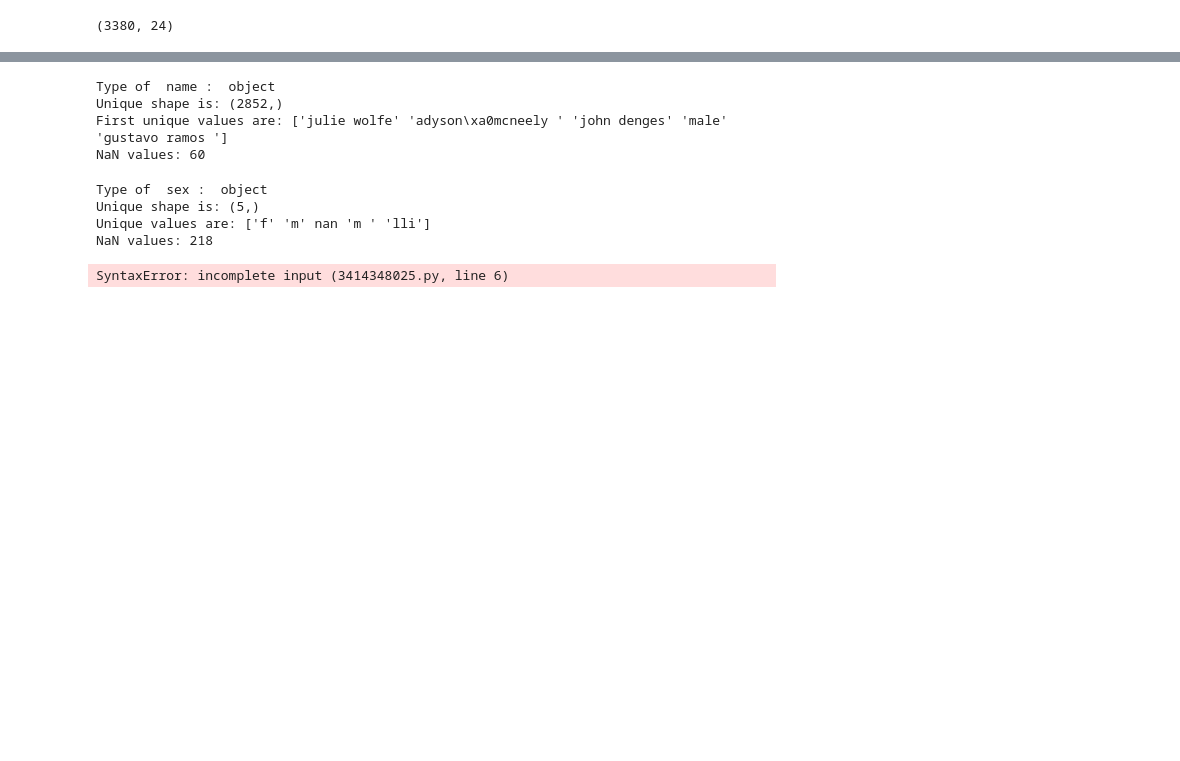
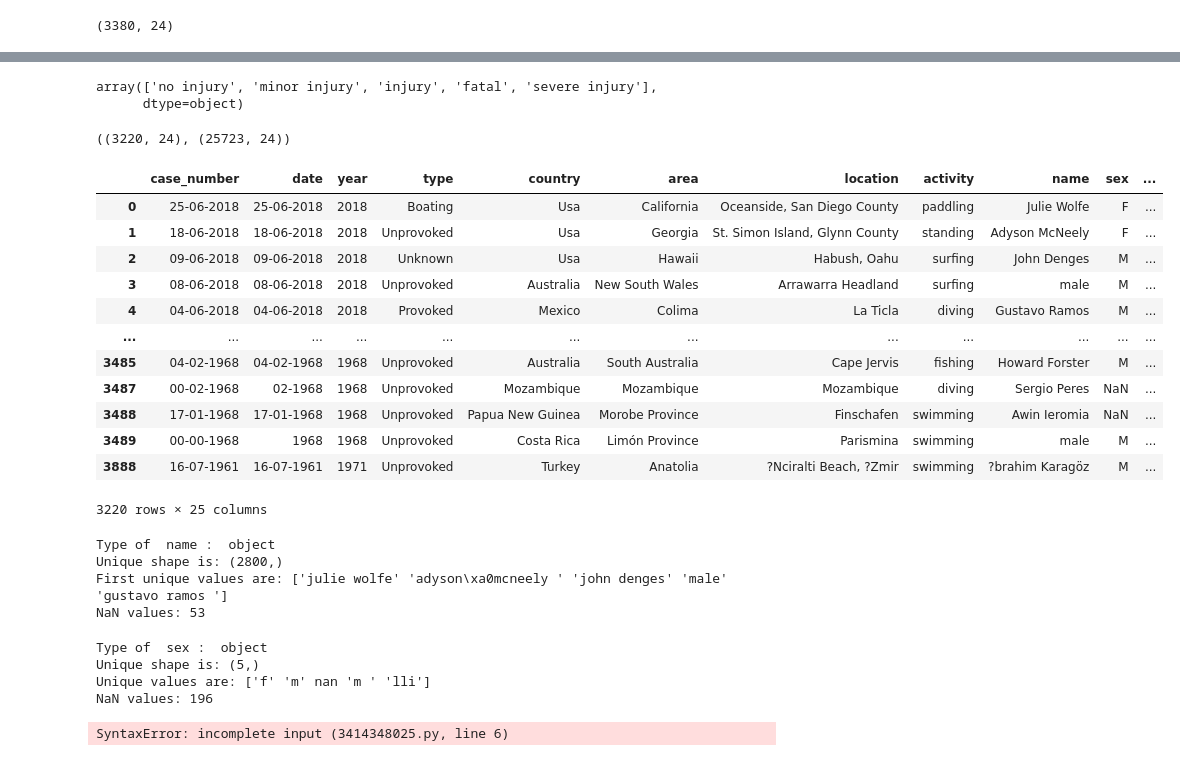
Before and after one commit to RCJaime/Data-cleaning-Global-Shark-Attacks, a Jupyter notebook: Jupyter_notebooks/ Data-cleaning-Global-Shark-Attacks 1.0.ipynb, the cells around one changed output, grey strips where cells are left out. Drawn from its saved outputs; the diff is of its cells as text; code cells hidden in the pictures; blank space fills up the shorter version.

Commit message:
fin injury y nueva col

```diff
--- a/Jupyter_notebooks/ Data-cleaning-Global-Shark-Attacks 1.0.ipynb
+++ b/Jupyter_notebooks/ Data-cleaning-Global-Shark-Attacks 1.0.ipynb
@@ -589,5 +589,6 @@ df.shape
 # %%
 df['injury'] = df['injury'].str.replace(' ', '_')
 df = df[~df['injury'].str.contains('presumed|scaveng|hoax|not_confirmed|doubt|no_detail|drown|never|unconfirmed|disappear|swordfish|not_recovered|crocodile|unidentified')]
+df.loc[df['injury'].str.contains('recove|missing|kill', na=False), 'injury'] = 'fatal'
 df.shape
 # %% [output]
@@ -595,8 +596,8 @@ df.shape
 # %%
-df['injury'] = np.where(df['injury'].str.contains('no_injury|unhurt|uninjured|no_attack|not_injure|no_inur|neither_were_injured|no_ijnury'), 'no injury',
-                               np.where(df['injury'].str.contains('nip|bruise|grazed|minor|shallow|contusion|scratch|superficial|toe|finger'), 'minor injury',
-                                        np.where(df['injury'].str.contains('gash|amputat|avuls|sever|cut|major|bit|nipped|mouthed|massive|lost|extensive|serious'), 'severe injury',
-                                                 np.where(df['injury'].str.contains('lacera|significant|lacerated|puncture|abrasion|inju'), 'injury' , df['injury'])
+df['injury'] = np.where(df['injury'].str.contains('grab|board|boat|no_injur|unhurt|uninjured|no_attack|not_injure|no_inur|neither_were_injured|no_ijnury'), 'no injury',
+                               np.where(df['injury'].str.contains('rammed|torn|scrape|rib|abrade|nip|bruise|grazed|minor|shallow|contusion|scratch|superficial|toe|finger'), 'minor injury',
+                                        np.where(df['injury'].str.contains('neck|fractur|removed|gash|amputat|avuls|sever|cut|major|bit|nipped|mouthed|massive|lost|extensive|serious'), 'severe injury',
+                                                 np.where(df['injury'].str.contains('elbow|thigh|ankle|leg|hand|feet|foot|lacera|significant|lacerated|puncture|abrasion|inju'), 'injury' , df['injury'])
                                                 )
                                        )
                               )
@@ -626,17 +620,63 @@ array(['injury', 'minor injury', 'fatal', 'severe injury',
 # %%
-#Después de esto quedan pocas injuries sin catalogar:
-#thigh
+#Después de esto quedan pocas injuries sin catalogar, vamos a quitar aquellas filas que no sean ataques de tiburon o que no sepamos el alcance de las lesiones
+valores_a_eliminar = ['reports_said_a_shark_attacked_the_dinghy,_but_vickery_said_it_did_not',
+                      'killed_by_a_stingray,_not_a_shark_-_a_tragedy_for_his_family_and_marine_wildlife',
+                      'shark_involvement_probably_post-mortem',
+                      'scrape_to_right_forearm._frennet_says_inflicted_by_a_blue_shark,_but_authorities_question_shark_involvement',
+                      'stingray_envenomation,_not_a_shark',
+                      'provoked_incident',
+                      'provoked_incident?__',
+                      'unknown,_but_survived',
+                      'possibly_a_provoked_incident',
+                      '5_m_white_shark_obsrved_feeding_on_remains_6_days_later',
+                      'survived',
+                      'swept_out_to_sea,_feared_taken_by_shark',
+                      'note:_see_1992.06.28',
+                      'stepped_on_shark_provoked_incident',
+                      'non-swimmer_pulled_off_pier&_into_the_water_by_a_hooked_shark_provoked_incident'
 
-#'harassed_by_sharks_but_not_injured_by_them,'scrape_to_right_forearm._frennet_says_inflicted_by_a_blue_shark,_but_authorities_question_shark_involvement',
-#al no estar seguros se elimina filas
+
+                     ]
+filas_a_eliminar = df.loc[df['injury'].isin(valores_a_eliminar)]
+filas_a_eliminar.head(6)
+df = df.drop(filas_a_eliminar.index)
+df['injury'].unique()#terminado
+# %% [output]
+array(['no injury', 'minor injury', 'injury', 'fatal', 'severe injury'],
+      dtype=object)
+# %%
+df.shape , dim_original
+# %% [output]
+((3220, 24), (25723, 24))
+# %%
+#Vamos a crear una nueva columna que asocie los resultados de 'injury' con ciertos valores:
+injuries = ['no injury', 'minor injury', 'injury', 'severe injury', 'fatal']
+values = [0, 1, 2, 3, 4]
+injury_value = dict(zip(injuries, values ))
+df['injury_values'] = df['injury'].map(injury_value)
+df
+# %% [output]
+|  | case_number | date | year | type | country | area | location | activity | name | sex | ... |
+| 0 | 25-06-2018 | 25-06-2018 | 2018 | Boating | Usa | California | Oceanside, San Diego County | paddling | Julie Wolfe | F | ... |
+| 1 | 18-06-2018 | 18-06-2018 | 2018 | Unprovoked | Usa | Georgia | St. Simon Island, Glynn County | standing | Adyson McNeely | F | ... |
+| 2 | 09-06-2018 | 09-06-2018 | 2018 | Unknown | Usa | Hawaii | Habush, Oahu | surfing | John Denges | M | ... |
+| 3 | 08-06-2018 | 08-06-2018 | 2018 | Unprovoked | Australia | New South Wales | Arrawarra Headland | surfing | male | M | ... |
+| 4 | 04-06-2018 | 04-06-2018 | 2018 | Provoked | Mexico | Colima | La Ticla | diving | Gustavo Ramos | M | ... |
+| ... | ... | ... | ... | ... | ... | ... | ... | ... | ... | ... | ... |
+| 3485 | 04-02-1968 | 04-02-1968 | 1968 | Unprovoked | Australia | South Australia | Cape Jervis | fishing | Howard Forster | M | ... |
+| 3487 | 00-02-1968 | 02-1968 | 1968 | Unprovoked | Mozambique | Mozambique | Mozambique | diving | Sergio Peres | NaN | ... |
+| 3488 | 17-01-1968 | 17-01-1968 | 1968 | Unprovoked | Papua New Guinea | Morobe Province | Finschafen | swimming | Awin Ieromia | NaN | ... |
+| 3489 | 00-00-1968 | 1968 | 1968 | Unprovoked | Costa Rica | Limón Province | Parismina | swimming | male | M | ... |
+| 3888 | 16-07-1961 | 16-07-1961 | 1971 | Unprovoked | Turkey | Anatolia | ?Nciralti Beach, ?Zmir | swimming | ?brahim Karagöz | M | ... |
+3220 rows × 25 columns
 # %%
 #Vamos con la columna 'name':
 preliminar(df, 'name')
 # %% [output]
 Type of  name :  object
-Unique shape is: (2852,)
+Unique shape is: (2800,)
 First unique values are: ['julie wolfe' 'adyson\xa0mcneely ' 'john denges' 'male' 'gustavo ramos ']
-NaN values: 60
+NaN values: 53
 # %%
 df['name'] = df['name'].fillna('unknown')# rellenamos los nulos
 # %%
@@ -645,7 +685,7 @@ preliminar(df, 'sex')
 Type of  sex :  object
 Unique shape is: (5,)
 Unique values are: ['f' 'm' nan 'm ' 'lli']
-NaN values: 218
+NaN values: 196
 # %%
 df['New_Column'] = np.where(df['Gender'] == 'male', 'M',
 #                           np.where(df['Gender'] == 'female', 'F', df['New_Column']))
```
Also changed, not shown: parts of 3 cells of this notebook.
